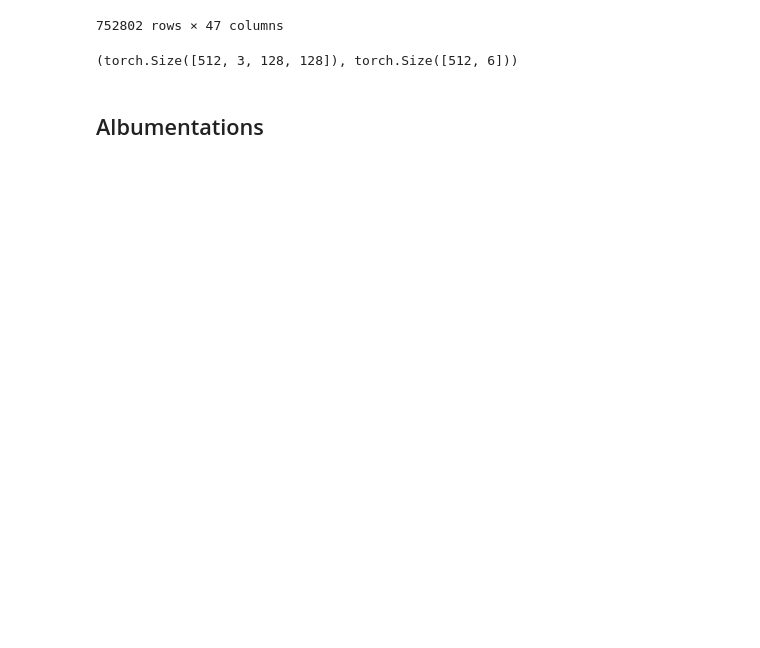
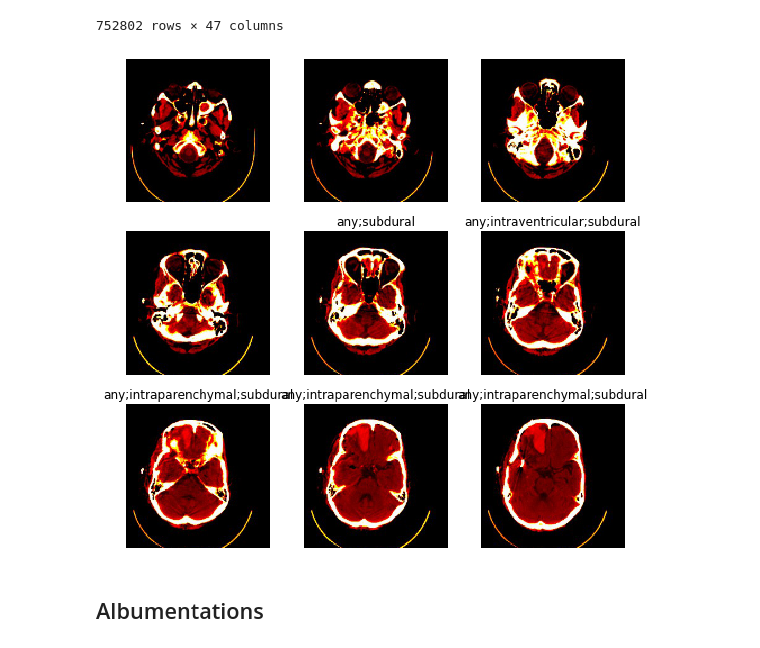
Before and after one commit to bearpelican/rsna_retro, a Jupyter notebook: 02_train.ipynb, the cells around one changed output. Drawn from its saved outputs; the diff is of its cells as text; code cells hidden in the pictures; blank space fills up the shorter version.

```diff
--- a/02_train.ipynb
+++ b/02_train.ipynb
@@ -93,6 +65,6 @@ xb,yb = get_data(512, 128, Meta.splits_sample).one_batch()
-# %%
-xb.shape, yb.shape
-# %% [output]
-(torch.Size([512, 3, 128, 128]), torch.Size([512, 6]))
+# %%
+dls.valid.show_batch()
+# %% [output]
+[figure, added]
 # %% [markdown]
 ## Albumentations
```
Also changed, not shown: parts of 31 cells of this notebook, 31 other files.
